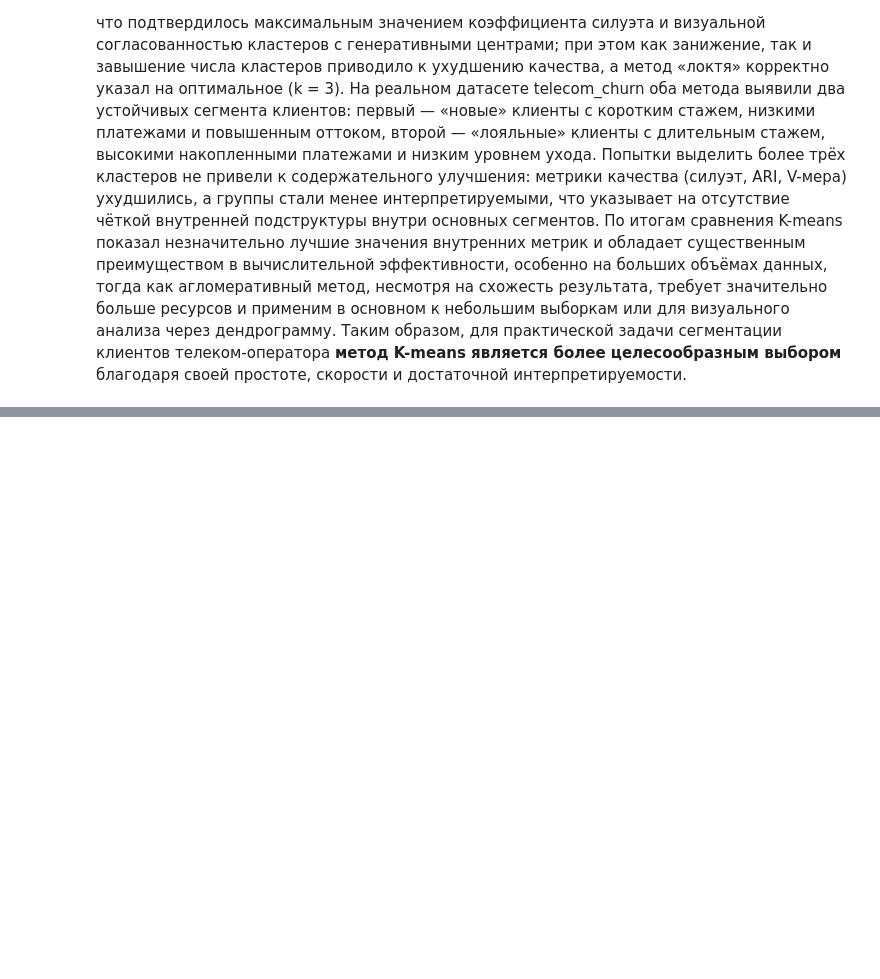
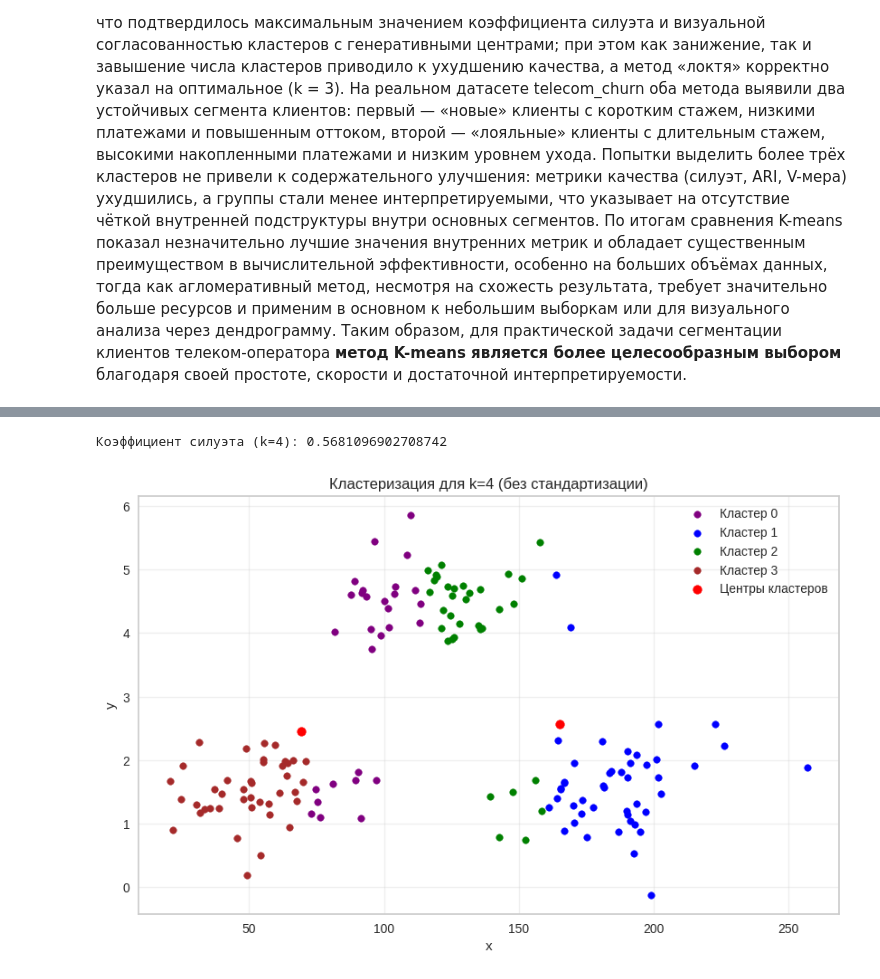
Before and after one commit to ascom8/data_analysis, a Jupyter notebook: LR4_Smirnov_5.ipynb, the cells around one changed output, grey strips where cells are left out. Cells and saved outputs as stored; diff of their text form; code cells hidden in the pictures; blank space fills up the shorter version.

```diff
--- a/LR4_Smirnov_5.ipynb
+++ b/LR4_Smirnov_5.ipynb
@@ -559,0 +646,26 @@ AMI: 0.0175
+# %%
+km4 = KMeans(n_clusters=4, random_state=seed)
+labels4 = km4.fit_predict(X)
+
+sil4 = silhouette_score(X, labels4)
+
+centers4 = km4.cluster_centers_
+
+print('Коэффициент силуэта (k=4):', sil4)
+
+plt.figure(figsize=(10, 6))
+for i, label in enumerate(np.unique(labels4)):
+    mask = labels4 == label
+    plt.scatter(df_new['x'].values[mask], df_new['y'].values[mask], s=30, color=colors[i], label=f'Кластер {label}')
+
+plt.scatter(centers2[:, 0], centers2[:, 1], label='Центры кластеров', color='red')
+
+plt.title('Кластеризация для k=4 (без стандартизации)')
+plt.xlabel('x')
+plt.ylabel('y')
+plt.legend()
+plt.grid(alpha=0.3)
+plt.show()
+# %% [output]
+Коэффициент силуэта (k=4): 0.5681096902708742
+[figure, added]
```
Also changed, not shown: parts of 23 cells of this notebook.
